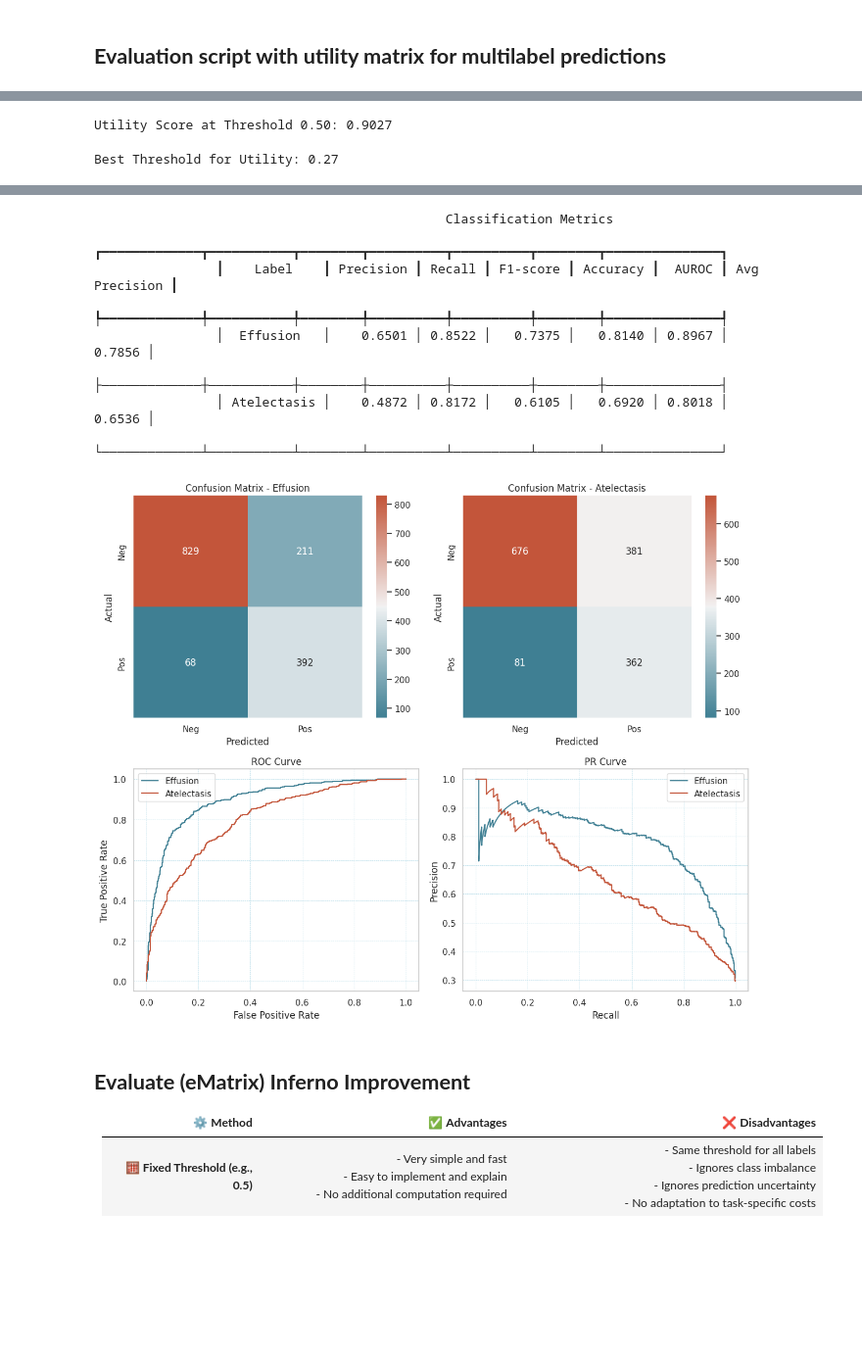
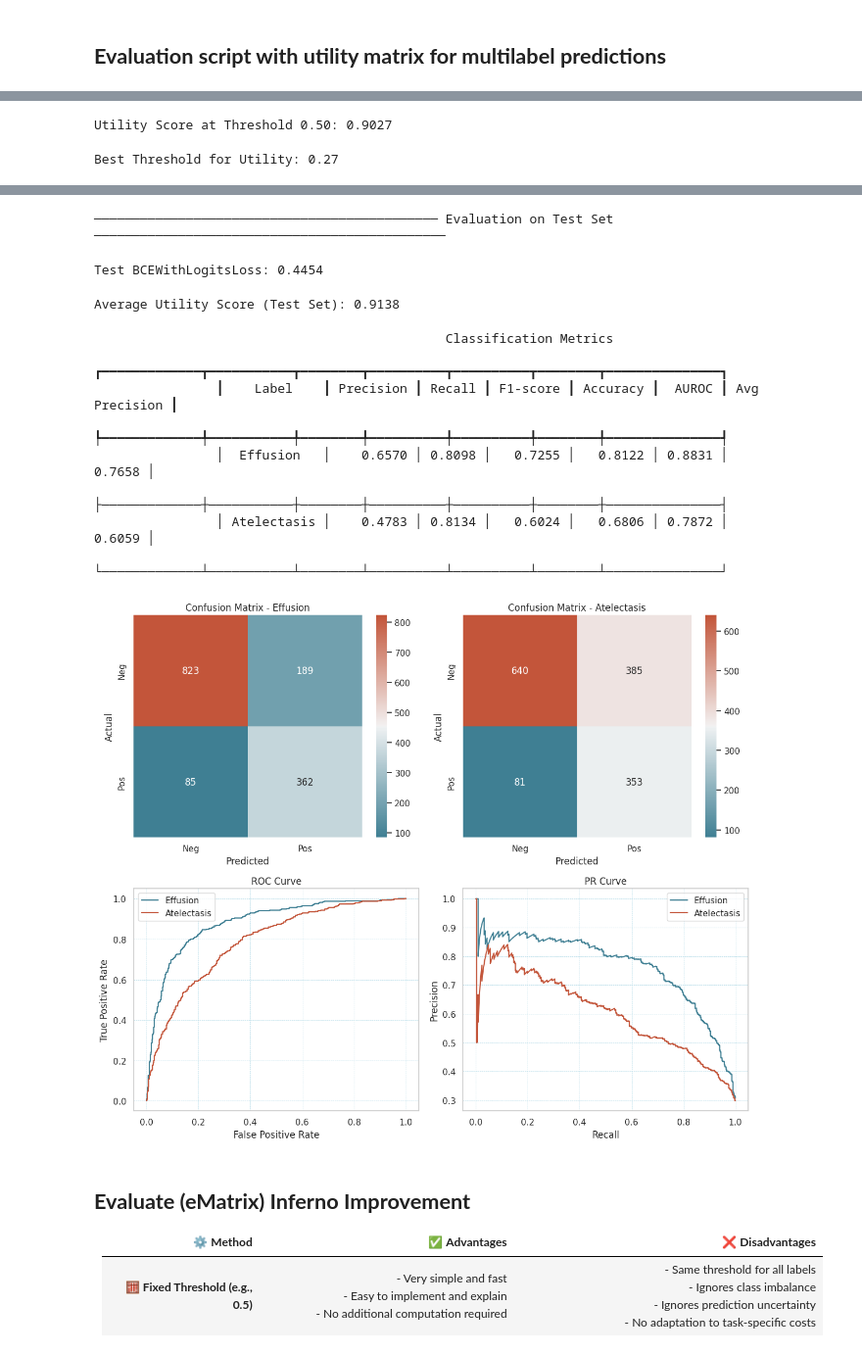
Before and after one commit to 589664/InfernoCalibNet, a Jupyter notebook: notebooks/1.1-evaluateInfernoCNN.ipynb, the cells around one changed output, grey strips where cells are left out. Shown at 98% size. Saved outputs shown, nothing was run; the diff lists cells and outputs as text; code cells hidden in the pictures; blank space fills up the shorter version.

Commit message:
updated the evaluation of the CNN max utility score

```diff
--- a/notebooks/1.1-evaluateInfernoCNN.ipynb
+++ b/notebooks/1.1-evaluateInfernoCNN.ipynb
@@ -8,25 +8,25 @@ from tqdm import tqdm
 
 from CNN import InfernoCalibNet, ChestXRayDataset, CALIB_DIR
 
-def evaluate_inferno_logits():
+def evaluate_inferno_logits(dataset_csv, model_weights_path):
     torch.cuda.empty_cache()
 
-    df_meta = pd.read_csv(CALIB_DIR / "calibration_train.csv")
-    test_dataset = ChestXRayDataset(CALIB_DIR / "calibration_train.csv", transform=False)
-    test_loader = DataLoader(
-        test_dataset, batch_size=32, shuffle=False, num_workers=8, pin_memory=True
+    df_meta = pd.read_csv(dataset_csv)
+    dataset = ChestXRayDataset(dataset_csv, transform=False)
+    data_loader = DataLoader(
+        dataset, batch_size=32, shuffle=False, num_workers=8, pin_memory=True
     )
 
     device = torch.device("cuda" if torch.cuda.is_available() else "cpu")
     model = InfernoCalibNet(num_classes=2).to(device)
-    model.load_state_dict(torch.load(CALIB_DIR / "InfernoCalibNetML.pth", weights_only=True))
+    model.load_state_dict(torch.load(model_weights_path, weights_only=True))
     model.eval()
 
     preds_list = []
     targets_list = []
 
     with torch.no_grad():
-        for inputs, targets in tqdm(test_loader, desc="Evaluating", leave=False):
+        for inputs, targets in tqdm(data_loader, desc="Evaluating", leave=False):
             inputs = inputs.to(device)
             targets = targets.to(device)
             outputs = model(inputs)
@@ -47,17 +47,17 @@ def evaluate_inferno_logits():
 
     return df_meta, preds_tensor, targets_tensor, avg_loss
 
-df, preds, targets, loss = evaluate_inferno_logits()
+df_train, preds_train, targets_train, loss_train = evaluate_inferno_logits(CALIB_DIR / "calibration_train.csv", CALIB_DIR / "InfernoCalibNetML.pth")
+df_test, preds_test, targets_test, loss_test = evaluate_inferno_logits(CALIB_DIR / "calibration_test.csv", CALIB_DIR / "InfernoCalibNetML.pth")
 # %% [markdown]
 ## **Evaluation script with utility matrix for multilabel predictions**
 # %%
-from rich.console import Console
-from rich.table import Table
-from rich.panel import Panel
 import torch
 import numpy as np
+import seaborn as sns
+from rich.table import Table
 import matplotlib.pyplot as plt
-import seaborn as sns
+from rich.console import Console
 
 from sklearn.metrics import (
     precision_score,
@@ -85,12 +85,12 @@ utility_matrix = np.array([
 
 label_index = lambda e, a: e + 2 * a
 
-def runMetrics(preds_tensor, targets_tensor, avg_loss):
+def find_best_threshold(preds_tensor, targets_tensor, avg_loss):
     probs = torch.sigmoid(preds_tensor).numpy()
     targets = targets_tensor.numpy()
 
-    console.rule("[bold cyan]Evaluation Metrics")
-    console.print(f"Test BCEWithLogitsLoss: {avg_loss:.4f}")
+    console.rule("[bold cyan]Threshold Search on Train Set")
+    console.print(f"Train BCEWithLogitsLoss: {avg_loss:.4f}")
 
     thresholds = np.linspace(0.1, 0.9, 81)
     best_utility = -1
@@ -119,7 +119,31 @@ def runMetrics(preds_tensor, targets_tensor, avg_loss):
             console.print(f"[bold cyan]Utility Score at Threshold 0.50: {avg_utility:.4f}")
 
     console.print(f"\n[bold yellow]Best Threshold for Utility: {best_threshold:.2f}")
-    console.print(f"[bold green]Max Average Utility Score: {best_utility:.4f}")
+    console.print(f"[bold green]Max Average Utility Score (Train Set): {best_utility:.4f}")
+
+    return best_threshold
+
+def evaluate_at_threshold(preds_tensor, targets_tensor, best_threshold, avg_loss):
+    probs = torch.sigmoid(preds_tensor).numpy()
+    targets = targets_tensor.numpy()
+
+    console.rule("[bold cyan]Evaluation on Test Set")
+    console.print(f"Test BCEWithLogitsLoss: {avg_loss:.4f}")
+
+    decisions_util = []
+    true_vals_util = []
+    for prob_vec, true_vec in zip(probs, targets):
+        pred_bin = (prob_vec > best_threshold).astype(int)
+        true_bin = true_vec.astype(int)
+
+        pred_idx = int(label_index(pred_bin[0], pred_bin[1]))
+        true_idx = int(label_index(true_bin[0], true_bin[1]))
+
+        decisions_util.append(pred_idx)
+        true_vals_util.append(true_idx)
+
+    avg_utility = np.mean([utility_matrix[p, t] for p, t in zip(decisions_util, true_vals_util)])
+    console.print(f"[bold green]Average Utility Score (Test Set): {avg_utility:.4f}\n")
 
     table = Table(title="Classification Metrics", show_lines=True)
     table.add_column("Label", justify="center")
@@ -186,5 +210,6 @@ def runMetrics(preds_tensor, targets_tensor, avg_loss):
     plt.tight_layout()
     plt.show()
 
-runMetrics(preds, targets, loss)
+best_thresh = find_best_threshold(preds_train, targets_train, loss_train)
+evaluate_at_threshold(preds_test, targets_test, best_thresh, loss_test)
 # %% [output]
@@ -196,12 +221,15 @@ Max Average Utility Score: 0.9188
-                                              Classification Metrics
-                ┏━━━━━━━━━━━━━┳━━━━━━━━━━━┳━━━━━━━━┳━━━━━━━━━━┳━━━━━━━━━━┳━━━━━━━━┳━━━━━━━━━━━━━━━┓
-                ┃    Label    ┃ Precision ┃ Recall ┃ F1-score ┃ Accuracy ┃  AUROC ┃ Avg Precision ┃
-                ┡━━━━━━━━━━━━━╇━━━━━━━━━━━╇━━━━━━━━╇━━━━━━━━━━╇━━━━━━━━━━╇━━━━━━━━╇━━━━━━━━━━━━━━━┩
-                │  Effusion   │    0.6501 │ 0.8522 │   0.7375 │   0.8140 │ 0.8967 │        0.7856 │
-                ├─────────────┼───────────┼────────┼──────────┼──────────┼────────┼───────────────┤
-                │ Atelectasis │    0.4872 │ 0.8172 │   0.6105 │   0.6920 │ 0.8018 │        0.6536 │
-                └─────────────┴───────────┴────────┴──────────┴──────────┴────────┴───────────────┘
+───────────────────────────────────────────── Evaluation on Test Set ──────────────────────────────────────────────
+Test BCEWithLogitsLoss: 0.4454
+Average Utility Score (Test Set): 0.9138
+                                              Classification Metrics
+                ┏━━━━━━━━━━━━━┳━━━━━━━━━━━┳━━━━━━━━┳━━━━━━━━━━┳━━━━━━━━━━┳━━━━━━━━┳━━━━━━━━━━━━━━━┓
+                ┃    Label    ┃ Precision ┃ Recall ┃ F1-score ┃ Accuracy ┃  AUROC ┃ Avg Precision ┃
+                ┡━━━━━━━━━━━━━╇━━━━━━━━━━━╇━━━━━━━━╇━━━━━━━━━━╇━━━━━━━━━━╇━━━━━━━━╇━━━━━━━━━━━━━━━┩
+                │  Effusion   │    0.6570 │ 0.8098 │   0.7255 │   0.8122 │ 0.8831 │        0.7658 │
+                ├─────────────┼───────────┼────────┼──────────┼──────────┼────────┼───────────────┤
+                │ Atelectasis │    0.4783 │ 0.8134 │   0.6024 │   0.6806 │ 0.7872 │        0.6059 │
+                └─────────────┴───────────┴────────┴──────────┴──────────┴────────┴───────────────┘
-[figure, old version]
+[figure, new version]
 # %% [markdown]
 ## **Evaluate (eMatrix) Inferno Improvement**
 
```
Also changed, not shown: parts of 2 cells of this notebook.
